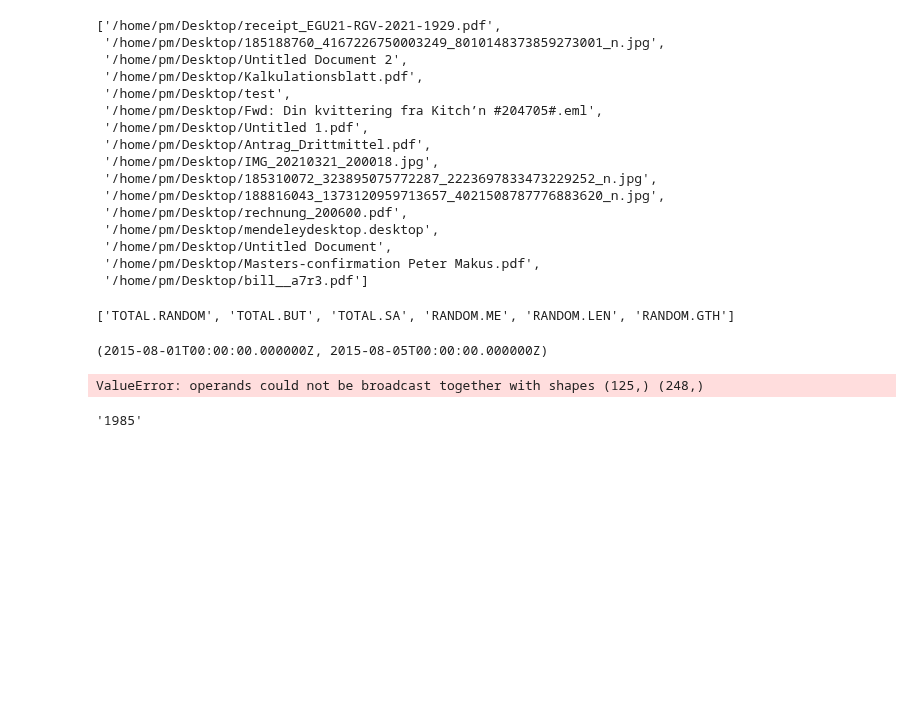
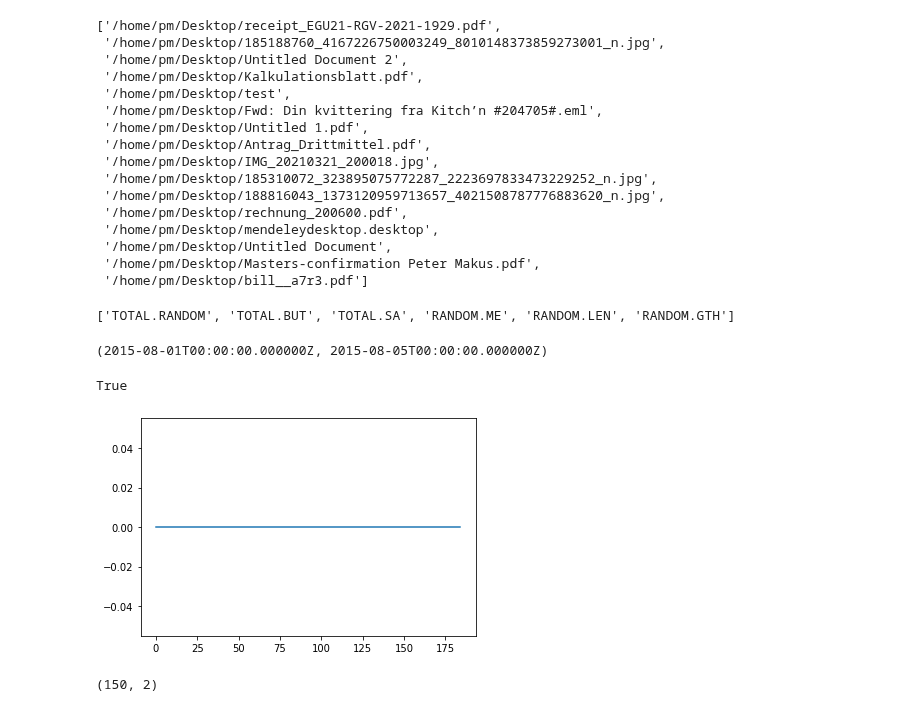
Before and after one commit to PeterMakus/SeisMIC, a Jupyter notebook: testnb.ipynb, the cells around one changed output. Cells and saved outputs as stored; diff of their text form; code cells hidden in the pictures; blank space fills up the shorter version.

Commit message:
tests for smaller functions in correlate

```diff
--- a/testnb.ipynb
+++ b/testnb.ipynb
@@ -253,19 +253,25 @@ sc._get_times('D0','BDR')
 # %%
 import numpy as np
 from miic3.correlate import correlate
+np.random.seed(2)
 dim = (np.random.randint(200,766), np.random.randint(2,44))
 A = np.random.random(dim)-.5
 Aft = np.fft.rfft(A, axis=0)
 A = np.sign(A)
 expected_result = np.fft.rfft(A, axis=0)
 #expected_result = A
-real_res = correlate.signBitNormalization(Aft, {}, {})
+real_res = correlate.FDsignBitNormalization(Aft, {}, {})
 from matplotlib import pyplot as plt
 plt.plot(real_res[:,0]-expected_result[:,0])
 #plt.plot(expected_result[:,0])
+np.allclose(
+            expected_result, real_res)
 # %% [output]
-ValueError: operands could not be broadcast together with shapes (125,) (248,)
+True
+[figure, added]
-# %%
-os.path.basename(os.path.dirname(os.path.dirname(yeardirs[0])))
-# %% [output]
-'1985'
+# %%
+from scipy.signal.windows import gaussian
+A = np.tile(gaussian(150, std=7), (2, 1)).T
+print(A.shape)
+# %% [output]
+(150, 2)
```
Also changed, not shown: parts of 2 cells of this notebook, 2 other files.
